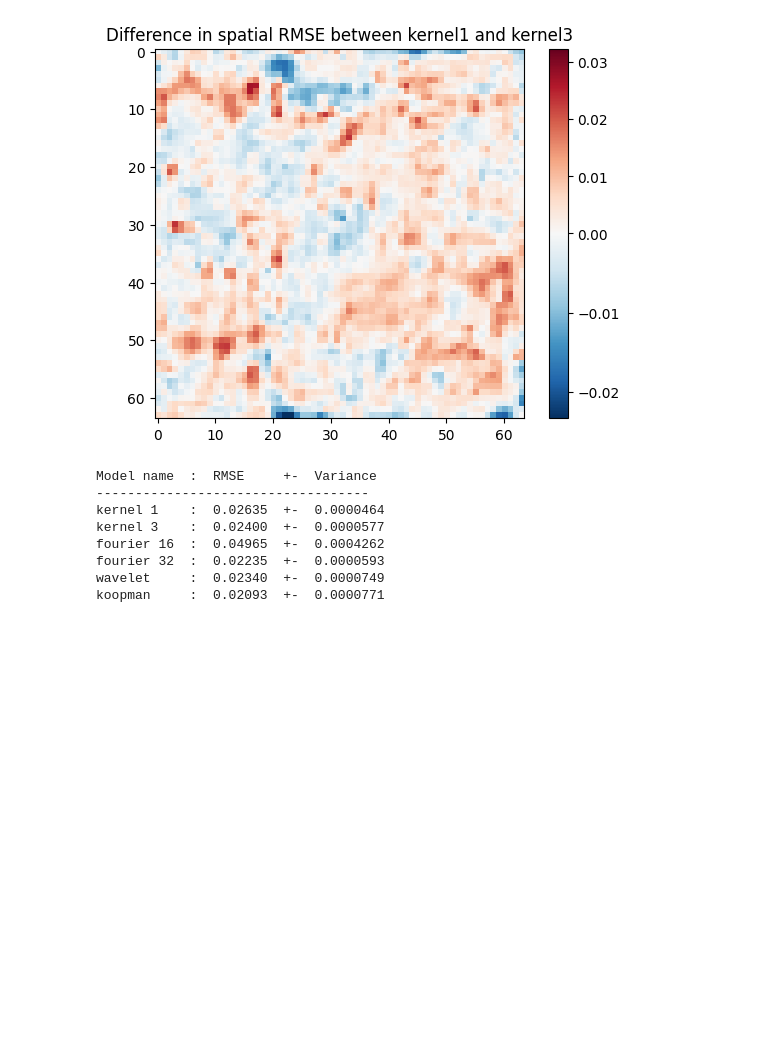
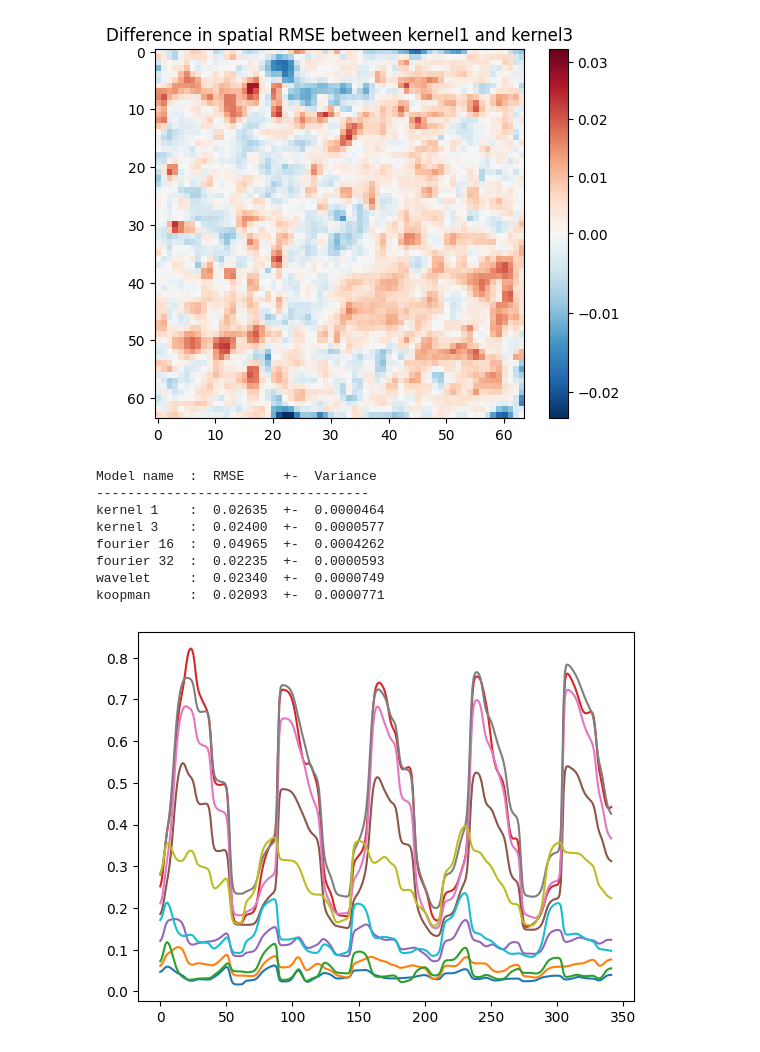
Before and after one commit to clemBrest/NO_Sentinel, a Jupyter notebook: experiments/Analysis/compare.ipynb, the cells around one changed output. Drawn from its saved outputs; the diff is of its cells as text; code cells hidden in the pictures; blank space fills up the shorter version.

```diff
--- a/experiments/Analysis/compare.ipynb
+++ b/experiments/Analysis/compare.ipynb
@@ -238,3 +238,8 @@ fourier 16  :  0.04965  +-  0.0004262
 fourier 32  :  0.02235  +-  0.0000593
 wavelet     :  0.02340  +-  0.0000749
 koopman     :  0.02093  +-  0.0000771
+# %%
+for i in range(10):
+    plt.plot(sentinel_data[:,i,10,10].detach().cpu().numpy(), label='data')
+# %% [output]
+[figure, added]
```
Also changed, not shown: parts of 1 cell of this notebook, 2 other files.
